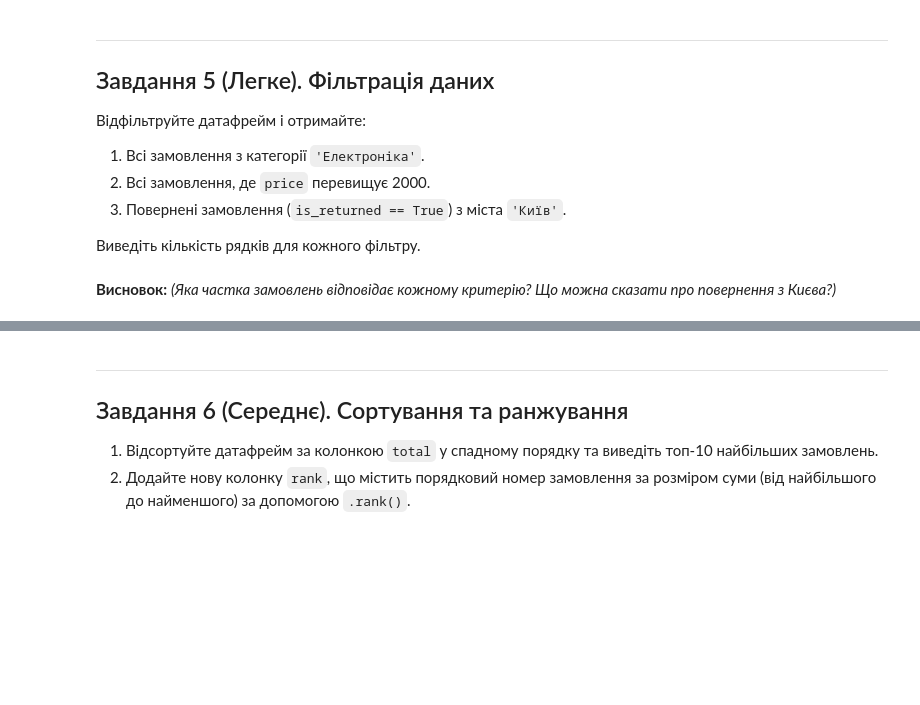
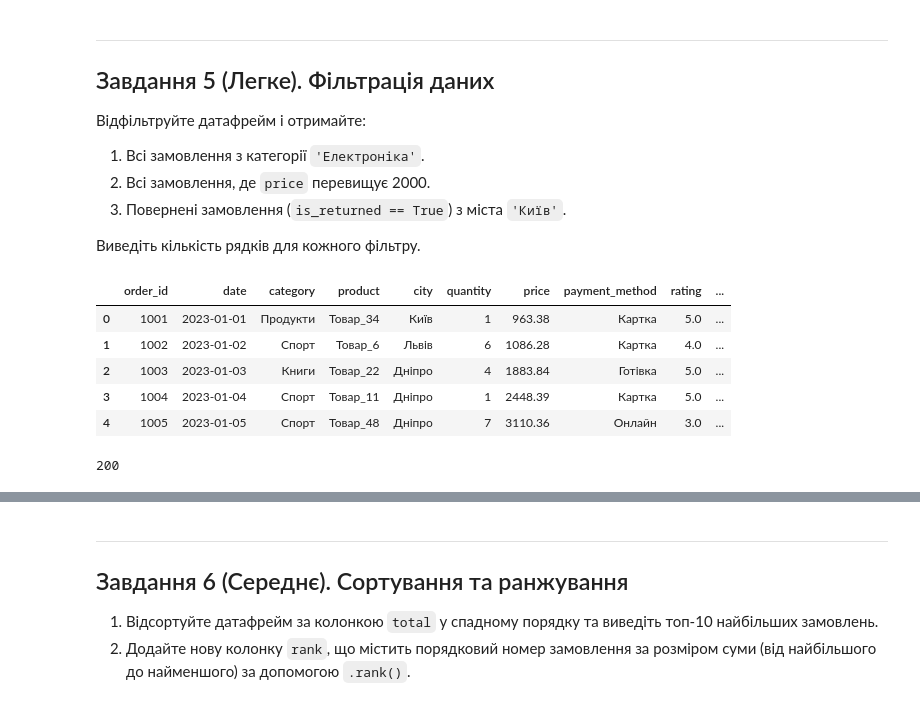
Before and after one commit to NatalieAleksandrova2026/DTA_2026, a Jupyter notebook: Homework/Pandas_tasks_beginners_DTA.ipynb, the cells around one changed output, grey strips where cells are left out. Cells and saved outputs as stored; diff of their text form; code cells hidden in the pictures; blank space fills up the shorter version.

```diff
--- a/Homework/Pandas_tasks_beginners_DTA.ipynb
+++ b/Homework/Pandas_tasks_beginners_DTA.ipynb
@@ -236,2 +255,14 @@ Missing values are present in rating (23), city (10), price (5), and total (5).
-# %% [markdown]
-**Висновок:** *(Яка частка замовлень відповідає кожному критерію? Що можна сказати про повернення з Києва?)*
+# %%
+df.head()
+# %% [output]
+|  | order_id | date | category | product | city | quantity | price | payment_method | rating | ... |
+| 0 | 1001 | 2023-01-01 | Продукти | Товар_34 | Київ | 1 | 963.38 | Картка | 5.0 | ... |
+| 1 | 1002 | 2023-01-02 | Спорт | Товар_6 | Львів | 6 | 1086.28 | Картка | 4.0 | ... |
+| 2 | 1003 | 2023-01-03 | Книги | Товар_22 | Дніпро | 4 | 1883.84 | Готівка | 5.0 | ... |
+| 3 | 1004 | 2023-01-04 | Спорт | Товар_11 | Дніпро | 1 | 2448.39 | Картка | 5.0 | ... |
+| 4 | 1005 | 2023-01-05 | Спорт | Товар_48 | Дніпро | 7 | 3110.36 | Онлайн | 3.0 | ... |
+# %%
+total_orders = len(df)
+print(total_orders)
+# %% [output]
+200
```
Also changed, not shown: parts of 8 cells of this notebook.
